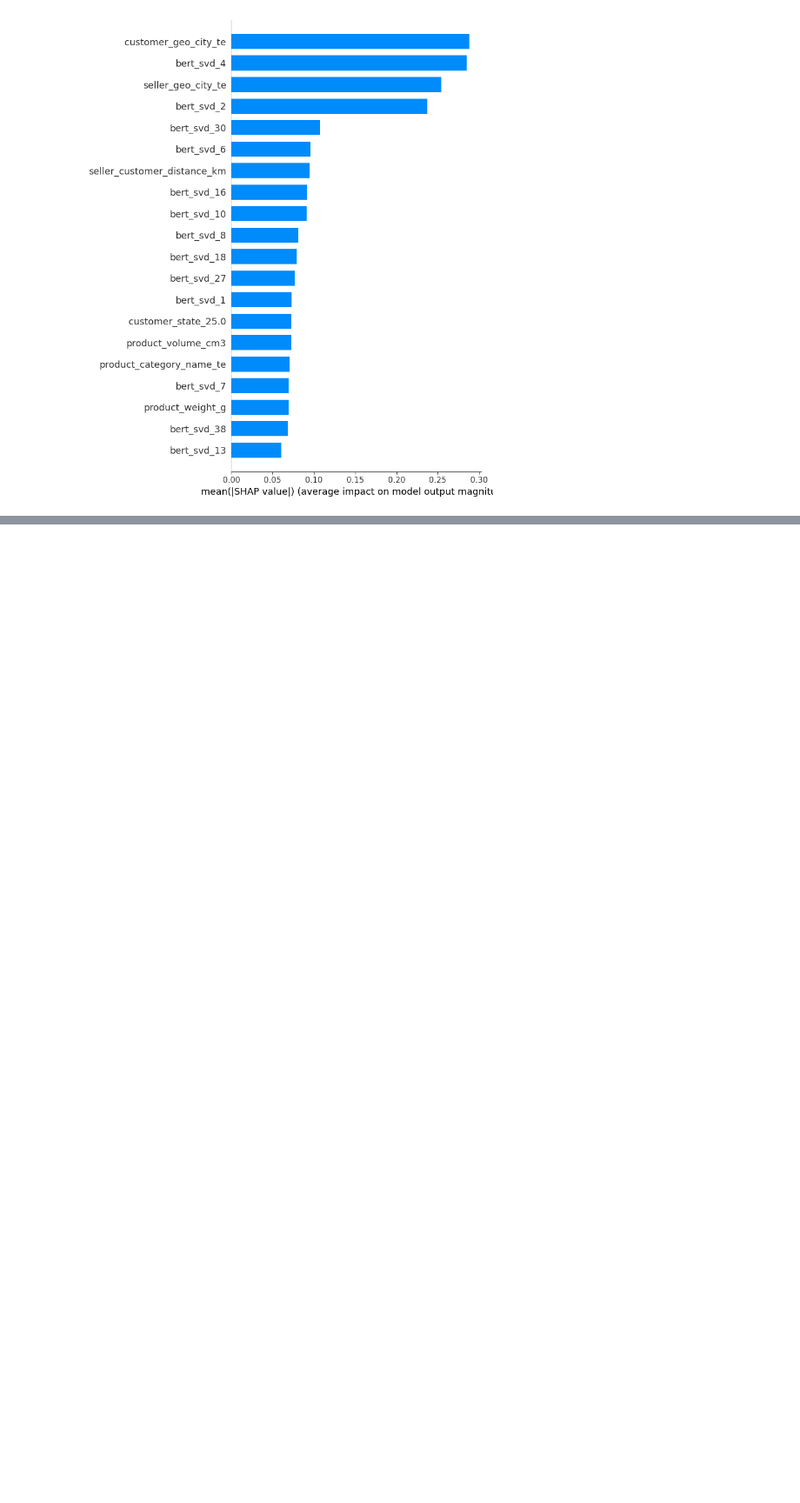
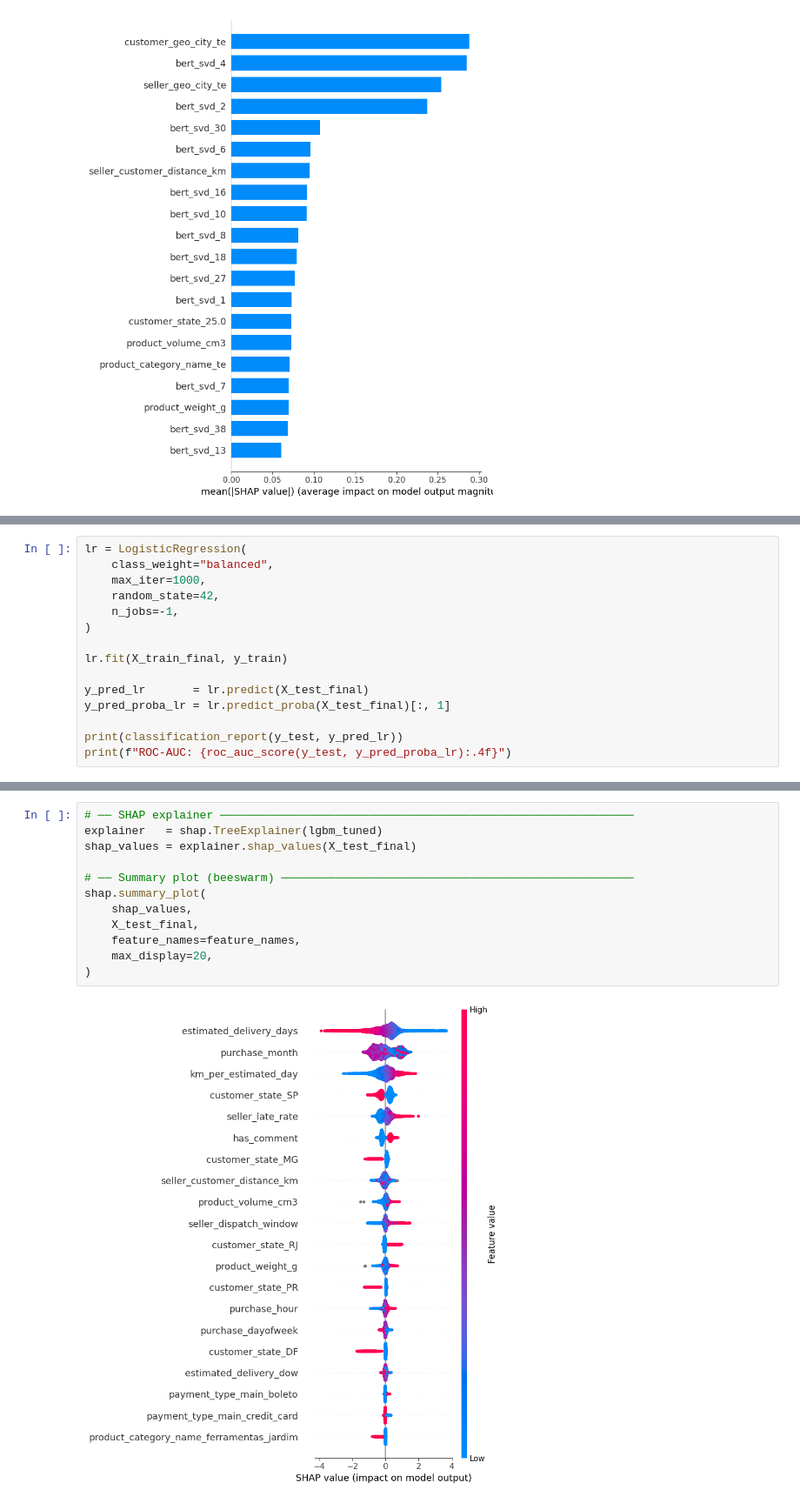
Before and after one commit to Gabverz/Logistics_optimizer, a Jupyter notebook: modeling_logistics.ipynb, the cells around one changed output, grey strips where cells are left out. Shown at 87% size. Cells and saved outputs as stored; diff of their text form; blank space fills up the shorter version.

```diff
--- a/modeling_logistics.ipynb
+++ b/modeling_logistics.ipynb
@@ -779,0 +896,15 @@ df_raw index matches df: True
+# %%
+lr = LogisticRegression(
+    class_weight="balanced",
+    max_iter=1000,
+    random_state=42,
+    n_jobs=-1,
+)
+
+lr.fit(X_train_final, y_train)
+
+y_pred_lr       = lr.predict(X_test_final)
+y_pred_proba_lr = lr.predict_proba(X_test_final)[:, 1]
+
+print(classification_report(y_test, y_pred_lr))
+print(f"ROC-AUC: {roc_auc_score(y_test, y_pred_proba_lr):.4f}")
@@ -779,0 +1168,14 @@ df_raw index matches df: True
+# %%
+# ── SHAP explainer ─────────────────────────────────────────────────────────────
+explainer   = shap.TreeExplainer(lgbm_tuned)
+shap_values = explainer.shap_values(X_test_final)
+
+# ── Summary plot (beeswarm) ────────────────────────────────────────────────────
+shap.summary_plot(
+    shap_values,
+    X_test_final,
+    feature_names=feature_names,
+    max_display=20,
+)
+# %% [output]
+[figure, added]
```
Also changed, not shown: parts of 26 cells of this notebook.
